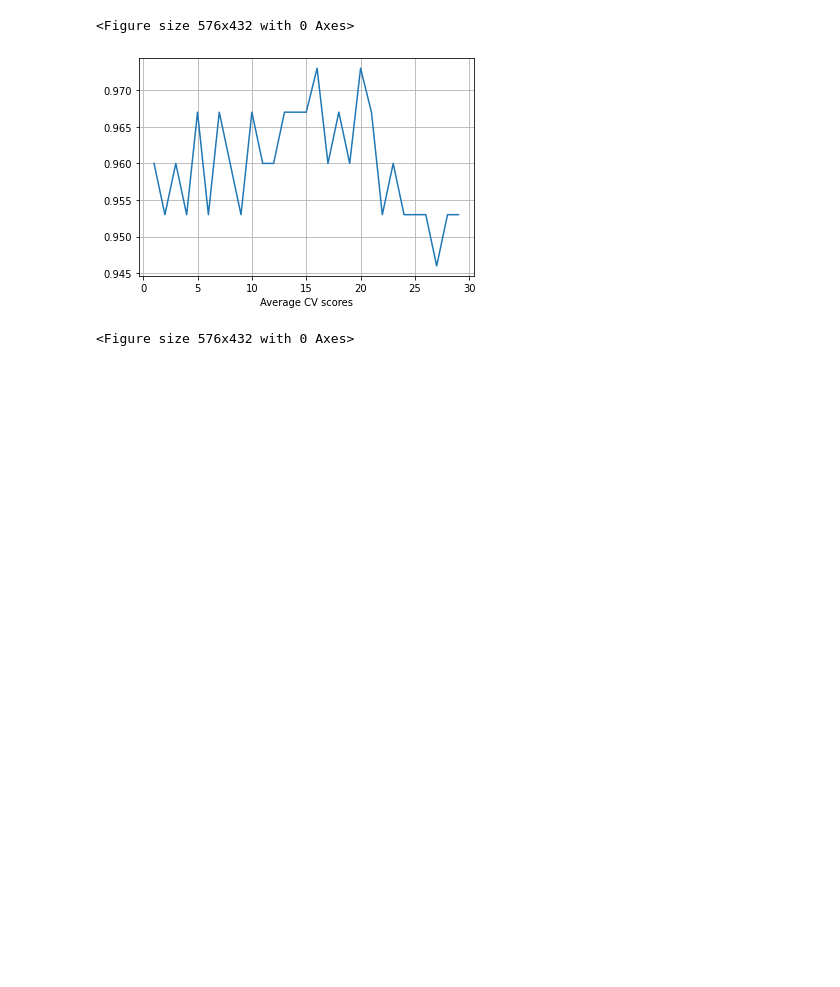
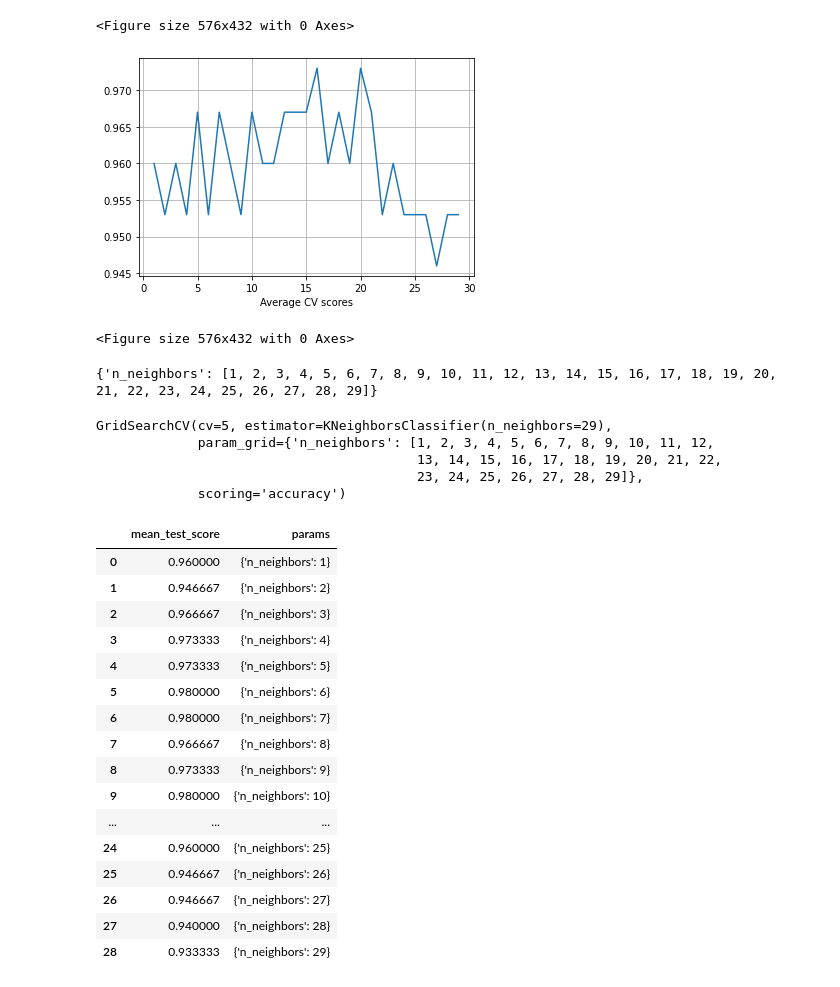
Before and after one commit to thangssen/6006CEM, a Jupyter notebook: 01E4-iris.ipynb, the cells around one changed output. Saved outputs shown, nothing was run; the diff lists cells and outputs as text; code cells hidden in the pictures; blank space fills up the shorter version.

```diff
--- a/01E4-iris.ipynb
+++ b/01E4-iris.ipynb
@@ -110,3 +110,41 @@ plt.figure(figsize=(8,6))
 <Figure size 576x432 with 0 Axes>
 [figure]
 <Figure size 576x432 with 0 Axes>
+# %%
+k_list = list(range(1,30))
+# weight_list = [""""]
+para_grid = dict(n_neighbors=k_list)
+# para_grid = dict(n_neighbors=k_list,weights=weight_list)
+print(para_grid)
+# %% [output]
+{'n_neighbors': [1, 2, 3, 4, 5, 6, 7, 8, 9, 10, 11, 12, 13, 14, 15, 16, 17, 18, 19, 20, 21, 22, 23, 24, 25, 26, 27, 28, 29]}
+# %%
+from sklearn.model_selection import GridSearchCV
+grid = GridSearchCV(model,para_grid,cv=5,scoring="accuracy",return_train_score=False)
+grid.fit(X,y)
+# %% [output]
+GridSearchCV(cv=5, estimator=KNeighborsClassifier(n_neighbors=29),
+             param_grid={'n_neighbors': [1, 2, 3, 4, 5, 6, 7, 8, 9, 10, 11, 12,
+                                         13, 14, 15, 16, 17, 18, 19, 20, 21, 22,
+                                         23, 24, 25, 26, 27, 28, 29]},
+             scoring='accuracy')
+# %%
+pd.DataFrame(grid.cv_results_)[["mean_test_score","params"]]
+# %% [output]
+|  | mean_test_score | params |
+| 0 | 0.960000 | {'n_neighbors': 1} |
+| 1 | 0.946667 | {'n_neighbors': 2} |
+| 2 | 0.966667 | {'n_neighbors': 3} |
+| 3 | 0.973333 | {'n_neighbors': 4} |
+| 4 | 0.973333 | {'n_neighbors': 5} |
+| 5 | 0.980000 | {'n_neighbors': 6} |
+| 6 | 0.980000 | {'n_neighbors': 7} |
+| 7 | 0.966667 | {'n_neighbors': 8} |
+| 8 | 0.973333 | {'n_neighbors': 9} |
+| 9 | 0.980000 | {'n_neighbors': 10} |
+| ... | ... | ... |
+| 24 | 0.960000 | {'n_neighbors': 25} |
+| 25 | 0.946667 | {'n_neighbors': 26} |
+| 26 | 0.946667 | {'n_neighbors': 27} |
+| 27 | 0.940000 | {'n_neighbors': 28} |
+| 28 | 0.933333 | {'n_neighbors': 29} |
```
Also changed, not shown: parts of 4 cells of this notebook.
